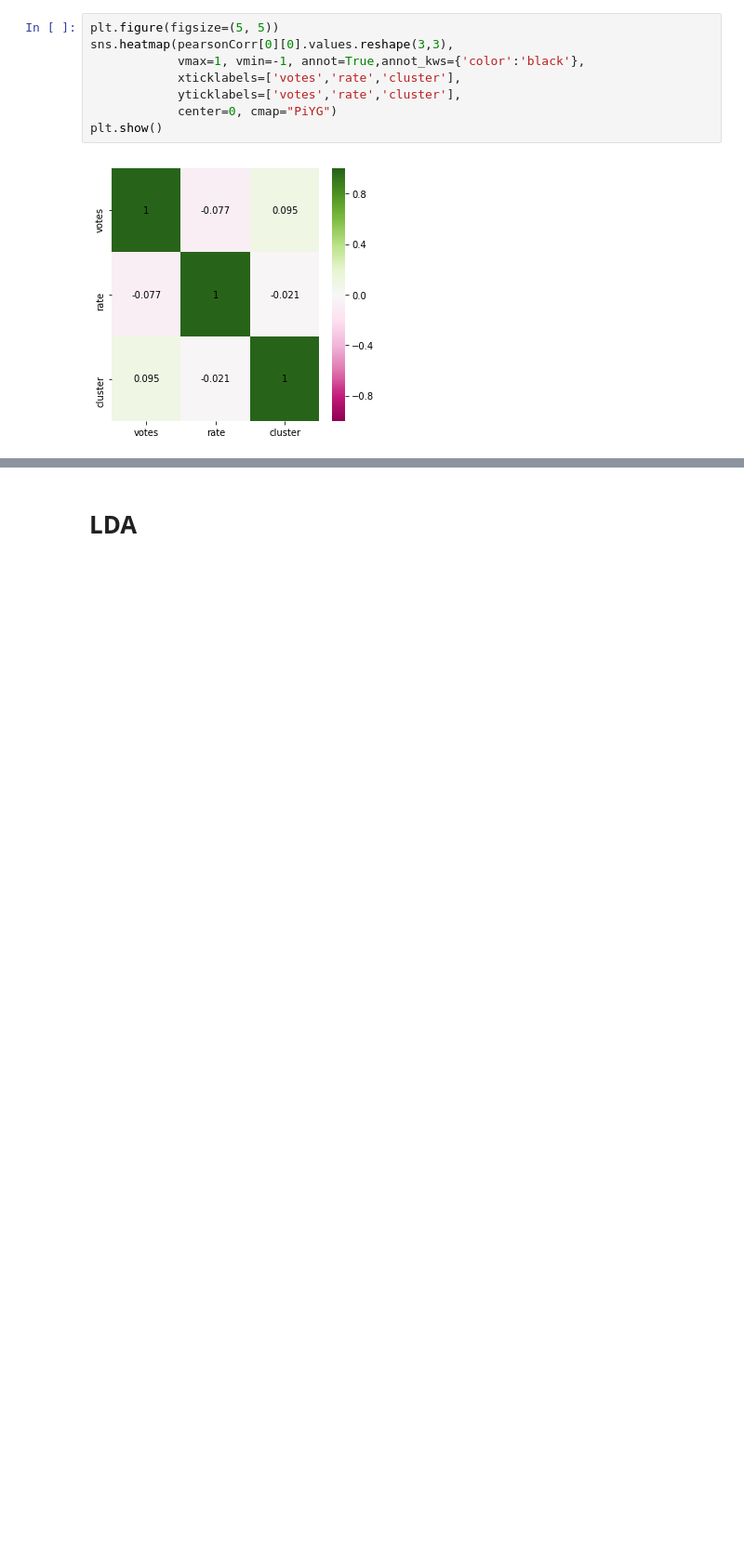
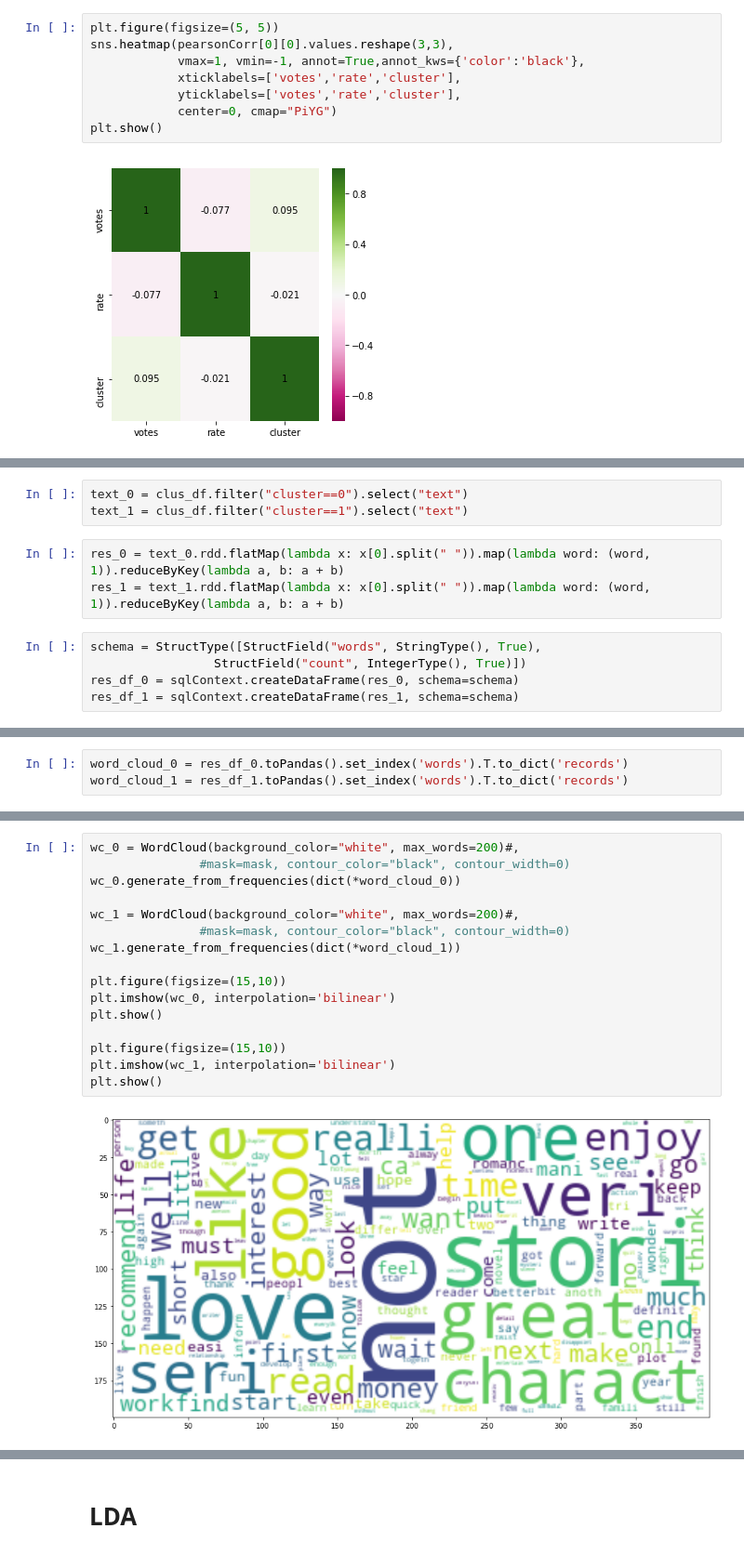
Before and after one commit to moiraghif/Amazon-Kindle-Store-Reviews, a Jupyter notebook: Clustering.ipynb, the cells around one changed output, grey strips where cells are left out. Shown at 93% size. Saved outputs shown, nothing was run; the diff lists cells and outputs as text; blank space fills up the shorter version.

```diff
--- a/Clustering.ipynb
+++ b/Clustering.ipynb
@@ -292,0 +293,11 @@ df3.select(['rate','prediction']).groupBy('prediction').mean().show()
+# %%
+text_0 = clus_df.filter("cluster==0").select("text")
+text_1 = clus_df.filter("cluster==1").select("text")
+# %%
+res_0 = text_0.rdd.flatMap(lambda x: x[0].split(" ")).map(lambda word: (word, 1)).reduceByKey(lambda a, b: a + b)
+res_1 = text_1.rdd.flatMap(lambda x: x[0].split(" ")).map(lambda word: (word, 1)).reduceByKey(lambda a, b: a + b)
+# %%
+schema = StructType([StructField("words", StringType(), True),
+                 StructField("count", IntegerType(), True)])
+res_df_0 = sqlContext.createDataFrame(res_0, schema=schema)
+res_df_1 = sqlContext.createDataFrame(res_1, schema=schema)
@@ -292,0 +360,3 @@ df3.select(['rate','prediction']).groupBy('prediction').mean().show()
+# %%
+word_cloud_0 = res_df_0.toPandas().set_index('words').T.to_dict('records')
+word_cloud_1 = res_df_1.toPandas().set_index('words').T.to_dict('records')
@@ -292,0 +374,18 @@ df3.select(['rate','prediction']).groupBy('prediction').mean().show()
+# %%
+wc_0 = WordCloud(background_color="white", max_words=200)#,
+               #mask=mask, contour_color="black", contour_width=0)
+wc_0.generate_from_frequencies(dict(*word_cloud_0))
+
+wc_1 = WordCloud(background_color="white", max_words=200)#,
+               #mask=mask, contour_color="black", contour_width=0)
+wc_1.generate_from_frequencies(dict(*word_cloud_1))
+
+plt.figure(figsize=(15,10))
+plt.imshow(wc_0, interpolation='bilinear')
+plt.show()
+
+plt.figure(figsize=(15,10))
+plt.imshow(wc_1, interpolation='bilinear')
+plt.show()
+# %% [output]
+[figure, added]
```
Also changed, not shown: parts of 45 cells of this notebook, 2 other files.
